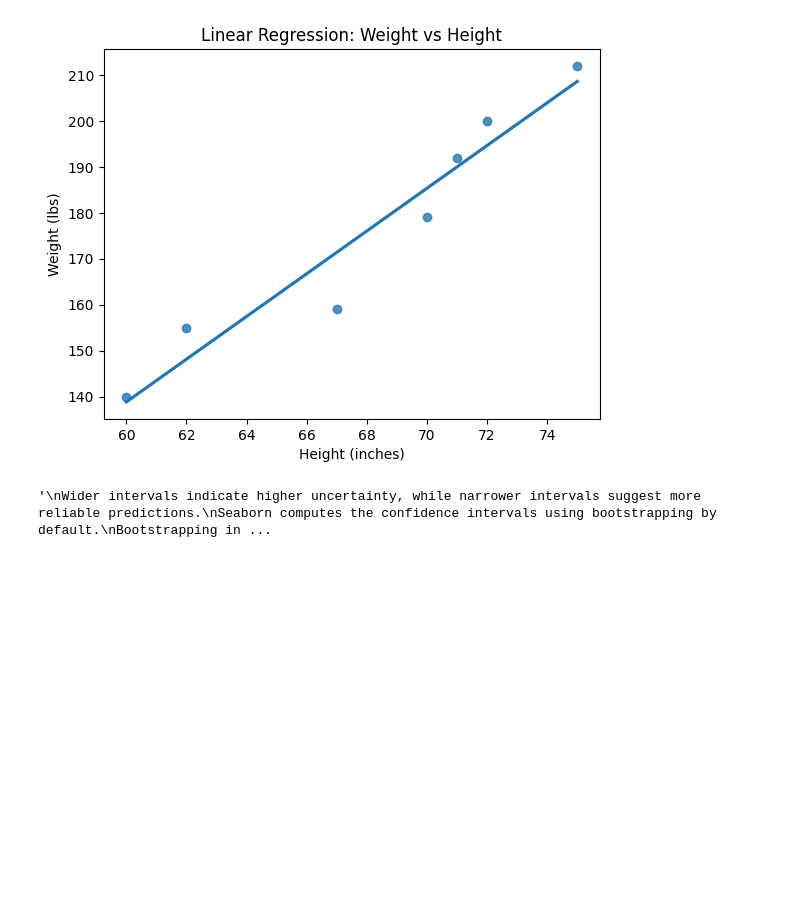
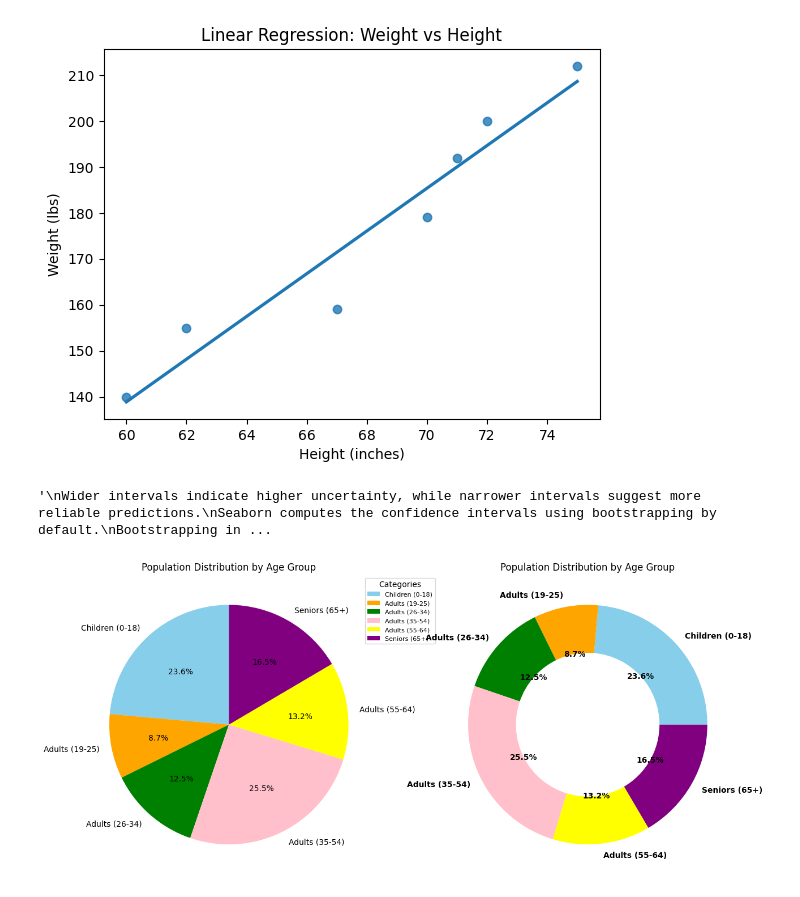
Before and after one commit to Parinita-Jain/AWP, a Jupyter notebook: ipl_data_on_data_for_visualization.ipynb, the cells around one changed output. Cells and saved outputs as stored; diff of their text form; code cells hidden in the pictures; blank space fills up the shorter version.

```diff
--- a/ipl_data_on_data_for_visualization.ipynb
+++ b/ipl_data_on_data_for_visualization.ipynb
@@ -991,0 +943,13 @@ The confidence interval is derived from this distribution.
+# %%
+age_groups=["Children (0-18)","Adults (19-25)","Adults (26-34)","Adults (35-54)","Adults (55-64)","Seniors (65+)"]
+populations=[75307800,27799100,39817700,81478600,42061700,52784400]
+colors = ["skyblue", "orange", "green", "pink","yellow","purple"]
+fig,(ax1,ax2)=plt.subplots(1,2,figsize=(15,10))
+ax1.pie(populations, labels=age_groups, autopct='%1.1f%%',startangle=90, colors=colors)
+ax1.set_title("Population Distribution by Age Group")
+ax1.legend(age_groups, title="Categories", loc="best",fontsize = 8,bbox_to_anchor=(0.7, 0, 0.5, 1))
+ax2.pie(populations,labels=age_groups,colors=colors, autopct='%1.1f%%',textprops={'fontweight': 'bold'},wedgeprops={"width":0.4})
+ax2.set_title("Population Distribution by Age Group")
+plt.show()
+# %% [output]
+[figure, added]
```
Also changed, not shown: parts of 3 cells of this notebook.
